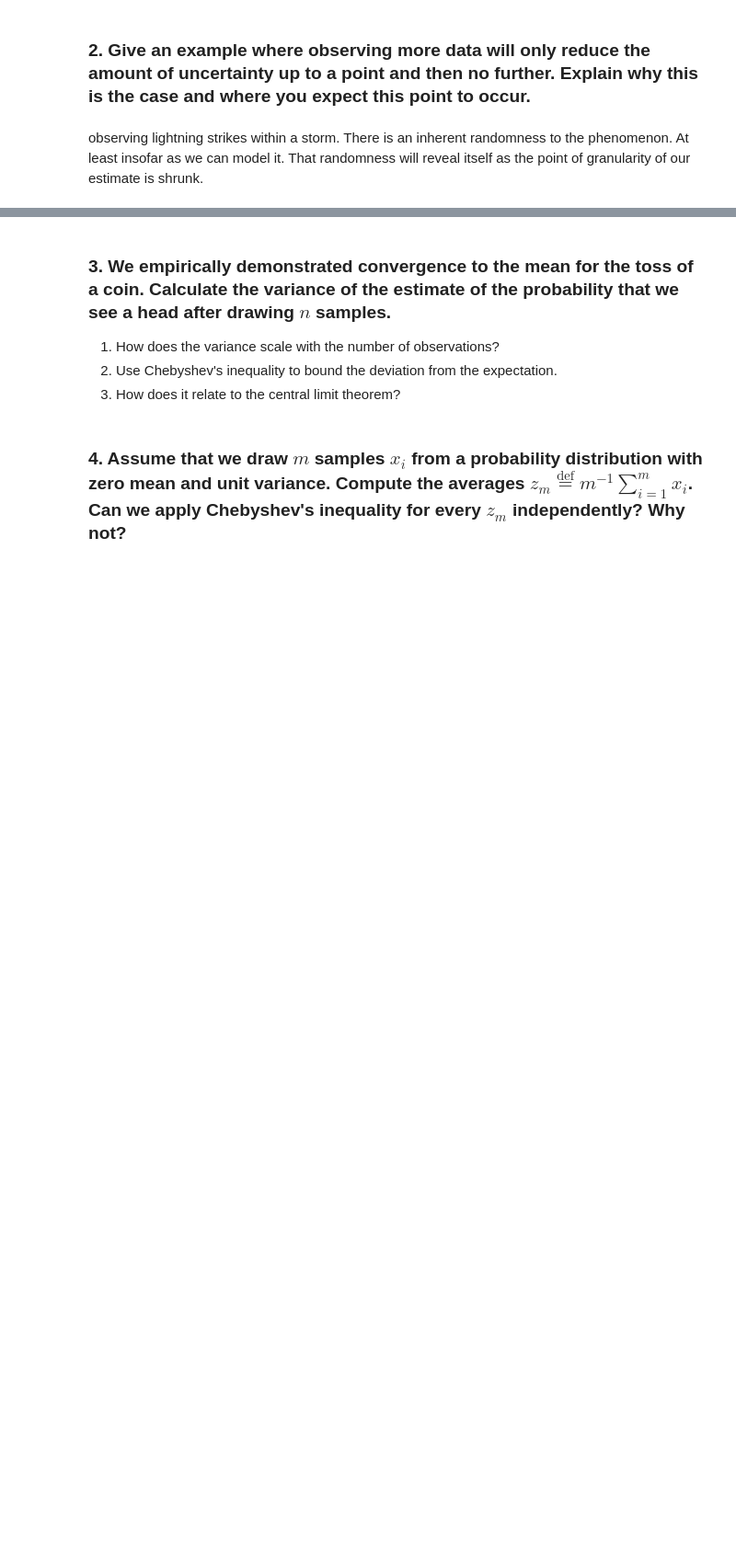
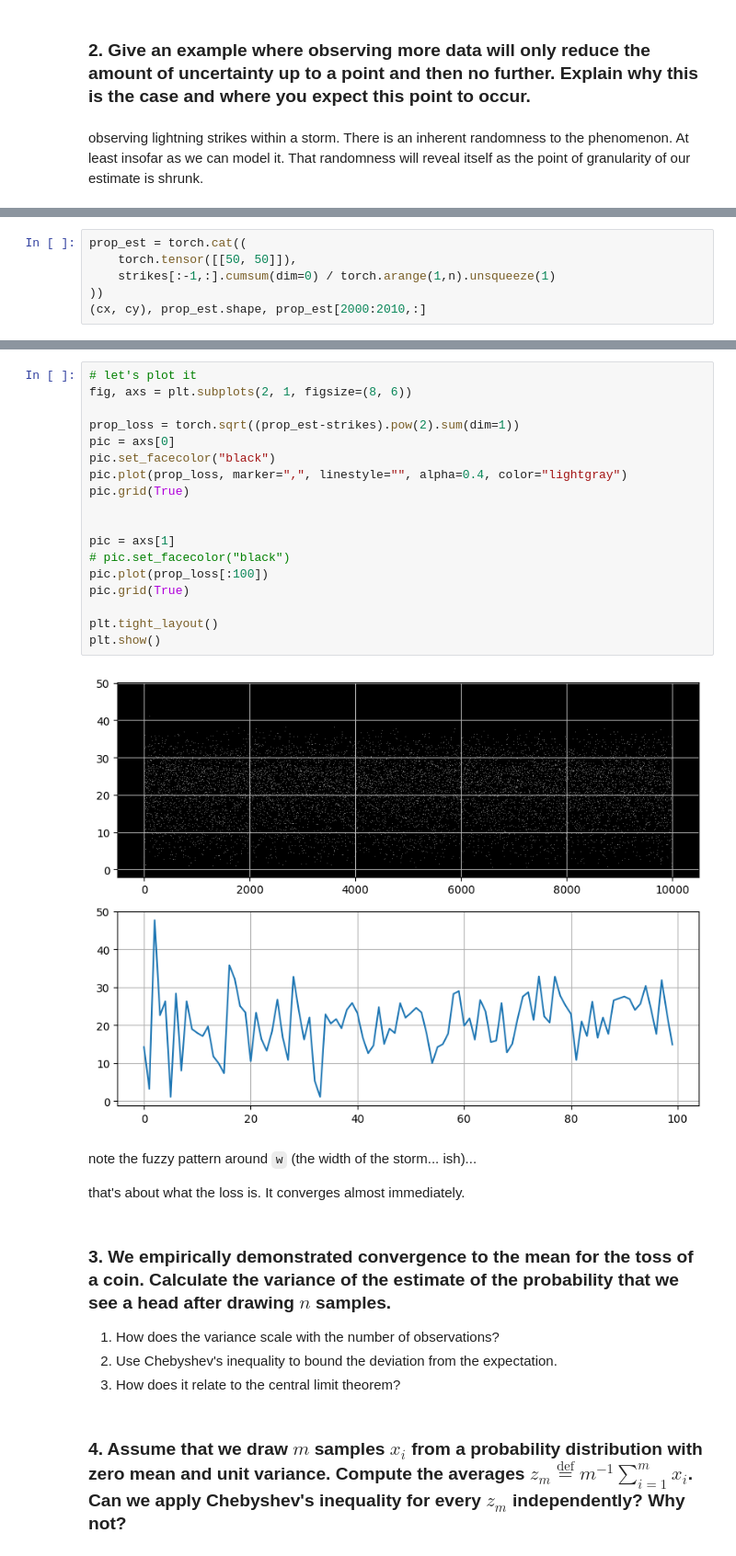
Before and after one commit to yegeniy/d2l-book, a Jupyter notebook: chapter_preliminaries/probability.ipynb, the cells around one changed output, grey strips where cells are left out. Shown at 92% size. Cells and saved outputs as stored; diff of their text form; blank space fills up the shorter version.

```diff
--- a/chapter_preliminaries/probability.ipynb
+++ b/chapter_preliminaries/probability.ipynb
@@ -1137,0 +1160,6 @@ TypeError: stack(): argument 'tensors' (position 1) must be tuple of Tensors, no
+# %%
+prop_est = torch.cat((
+    torch.tensor([[50, 50]]),
+    strikes[:-1,:].cumsum(dim=0) / torch.arange(1,n).unsqueeze(1)
+))
+(cx, cy), prop_est.shape, prop_est[2000:2010,:]
@@ -1138,3 +1200,27 @@ TypeError: stack(): argument 'tensors' (position 1) must be tuple of Tensors, no
+# %%
+# let's plot it
+fig, axs = plt.subplots(2, 1, figsize=(8, 6))
+
+prop_loss = torch.sqrt((prop_est-strikes).pow(2).sum(dim=1))
+pic = axs[0]
+pic.set_facecolor("black")
+pic.plot(prop_loss, marker=",", linestyle="", alpha=0.4, color="lightgray")
+pic.grid(True)
+
+
+pic = axs[1]
+# pic.set_facecolor("black")
+pic.plot(prop_loss[:100])
+pic.grid(True)
+
+plt.tight_layout()
+plt.show()
+# %% [output]
+[figure, added]
+# %% [markdown]
+note the fuzzy pattern around `w` (the width of the storm... ish)...
+
+that's about what the loss is. It converges almost immediately.
 # %% [markdown]
 ### 3. We empirically demonstrated convergence to the mean for the toss of a coin. Calculate the variance of the estimate of the probability that we see a head after drawing $n$ samples.
  1. How does the variance scale with the number of observations?
```
Also changed, not shown: parts of 7 cells of this notebook.
